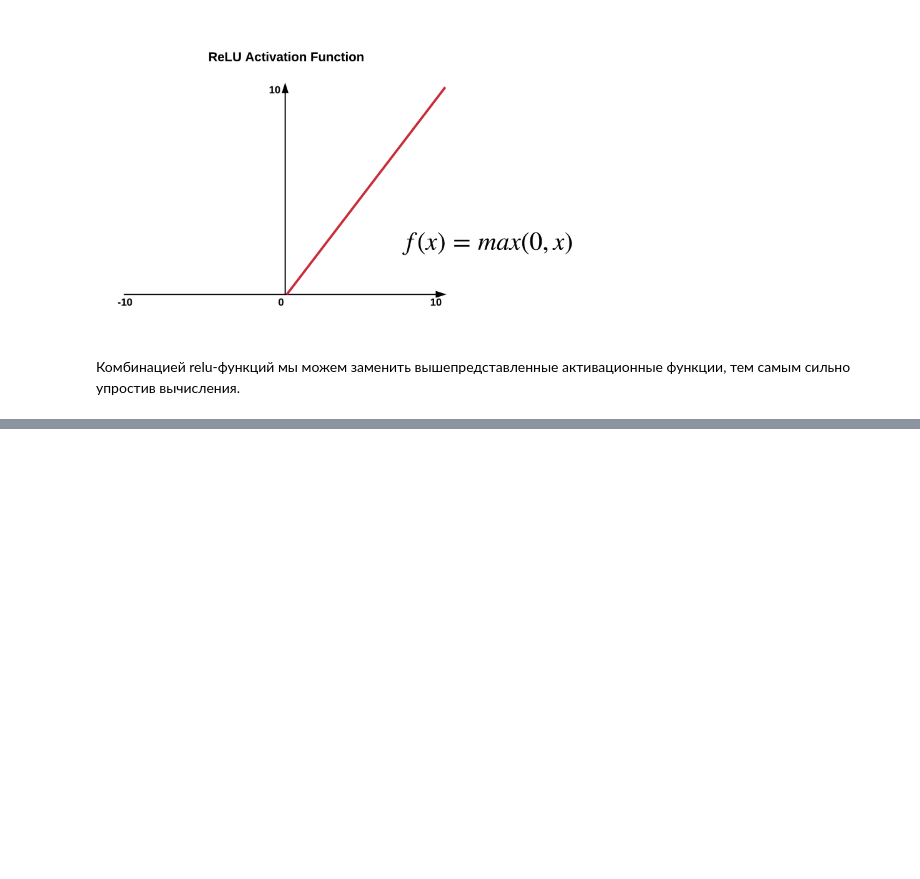
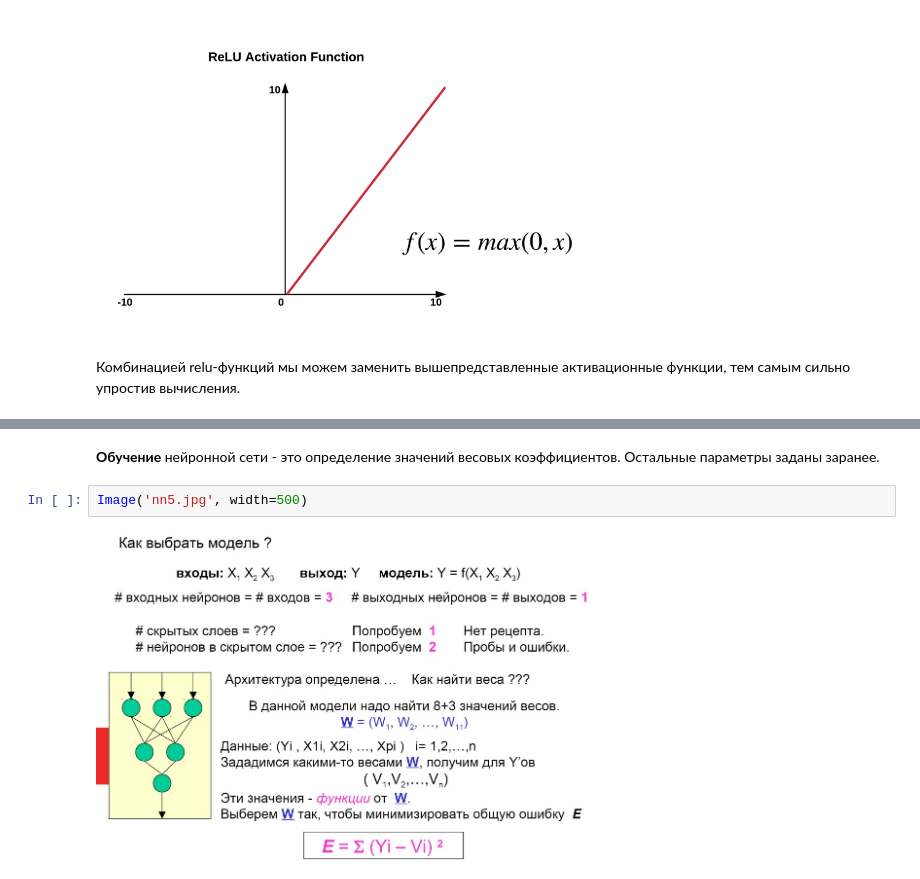
Before and after one commit to aafominov96/summary_of_data_analysis, a Jupyter notebook: neural_networks_in_data_analysis.ipynb, the cells around one changed output, grey strips where cells are left out. Drawn from its saved outputs; the diff is of its cells as text; blank space fills up the shorter version.

```diff
--- a/neural_networks_in_data_analysis.ipynb
+++ b/neural_networks_in_data_analysis.ipynb
@@ -56,0 +72,6 @@ Image('nn3.png', width=500)
+# %% [markdown]
+**Обучение** нейронной сети - это определение значений весовых коэффициентов. Остальные параметры заданы заранее.
+# %%
+Image('nn5.jpg', width=500)
+# %% [output]
+[figure, added]
```
Also changed, not shown: parts of 7 cells of this notebook, 2 other files.
